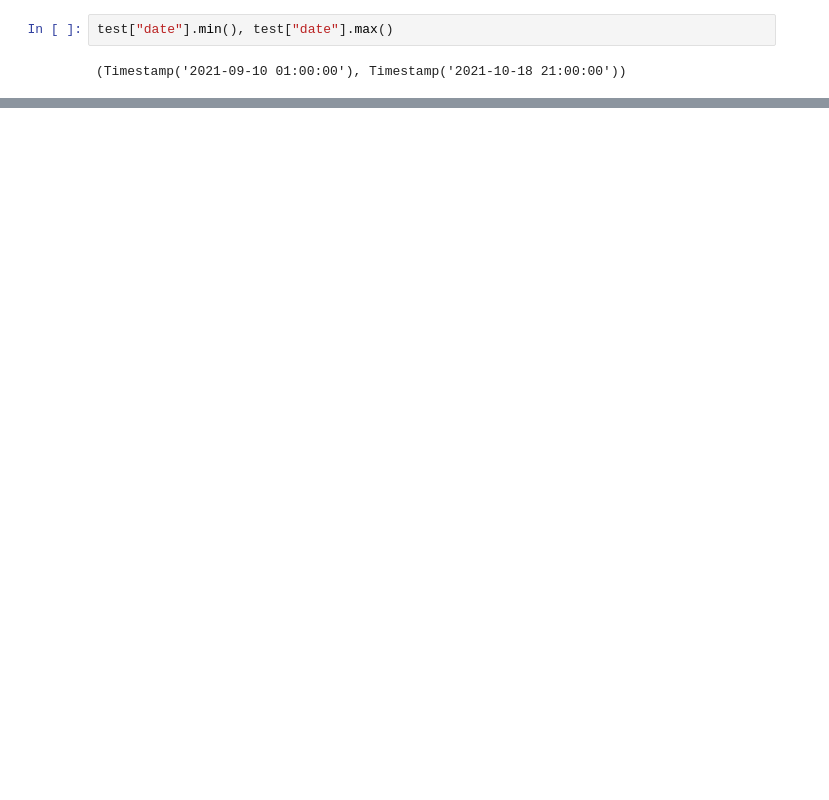
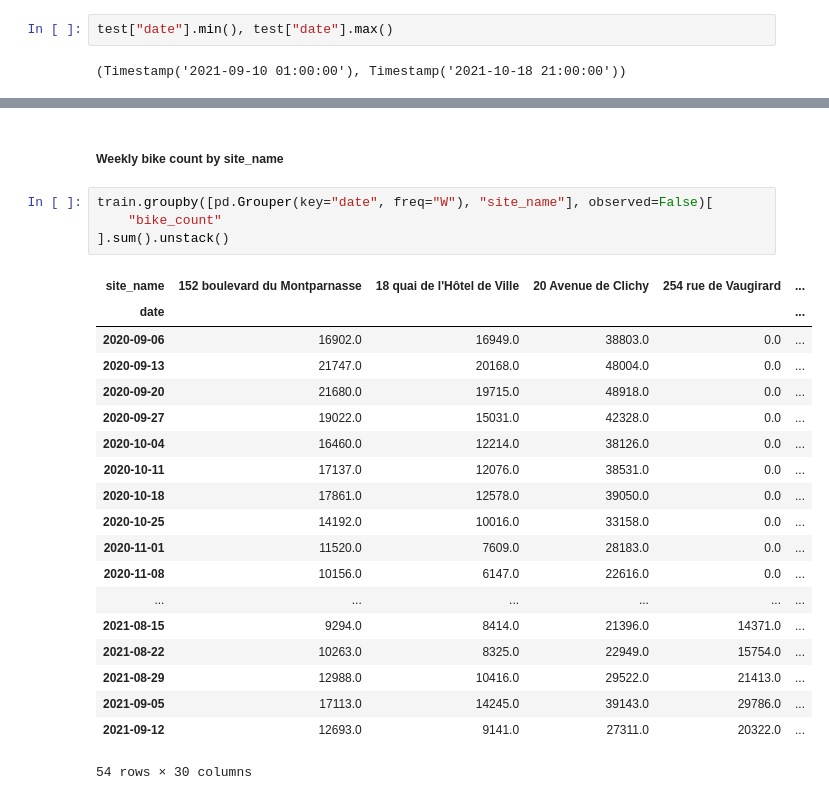
Before and after one commit to p-haas/bike_counters, a Jupyter notebook: WIP/eda_notebook.ipynb, the cells around one changed output, grey strips where cells are left out. Saved outputs shown, nothing was run; the diff lists cells and outputs as text; blank space fills up the shorter version.

```diff
--- a/WIP/eda_notebook.ipynb
+++ b/WIP/eda_notebook.ipynb
@@ -120,0 +209,26 @@ test["date"].min(), test["date"].max()
+# %% [markdown]
+##### Weekly bike count by site_name
+# %%
+train.groupby([pd.Grouper(key="date", freq="W"), "site_name"], observed=False)[
+    "bike_count"
+].sum().unstack()
+# %% [output]
+| site_name | 152 boulevard du Montparnasse | 18 quai de l'Hôtel de Ville | 20 Avenue de Clichy | 254 rue de Vaugirard | ... |
+| date |  |  |  |  | ... |
+| 2020-09-06 | 16902.0 | 16949.0 | 38803.0 | 0.0 | ... |
+| 2020-09-13 | 21747.0 | 20168.0 | 48004.0 | 0.0 | ... |
+| 2020-09-20 | 21680.0 | 19715.0 | 48918.0 | 0.0 | ... |
+| 2020-09-27 | 19022.0 | 15031.0 | 42328.0 | 0.0 | ... |
+| 2020-10-04 | 16460.0 | 12214.0 | 38126.0 | 0.0 | ... |
+| 2020-10-11 | 17137.0 | 12076.0 | 38531.0 | 0.0 | ... |
+| 2020-10-18 | 17861.0 | 12578.0 | 39050.0 | 0.0 | ... |
+| 2020-10-25 | 14192.0 | 10016.0 | 33158.0 | 0.0 | ... |
+| 2020-11-01 | 11520.0 | 7609.0 | 28183.0 | 0.0 | ... |
+| 2020-11-08 | 10156.0 | 6147.0 | 22616.0 | 0.0 | ... |
+| ... | ... | ... | ... | ... | ... |
+| 2021-08-15 | 9294.0 | 8414.0 | 21396.0 | 14371.0 | ... |
+| 2021-08-22 | 10263.0 | 8325.0 | 22949.0 | 15754.0 | ... |
+| 2021-08-29 | 12988.0 | 10416.0 | 29522.0 | 21413.0 | ... |
+| 2021-09-05 | 17113.0 | 14245.0 | 39143.0 | 29786.0 | ... |
+| 2021-09-12 | 12693.0 | 9141.0 | 27311.0 | 20322.0 | ... |
+54 rows × 30 columns
```
Also changed, not shown: parts of 44 cells of this notebook, 4 other files.
